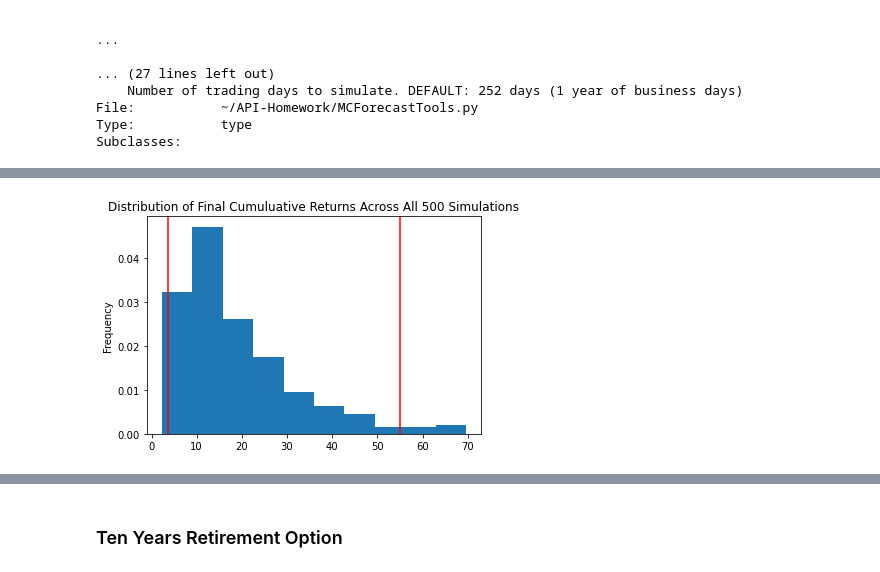
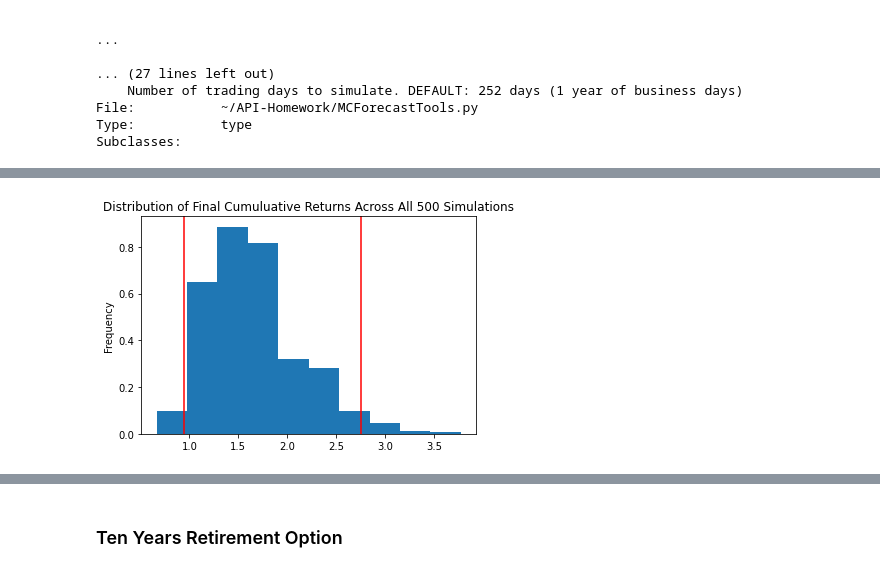
Before and after one commit to nbaronti/API-Homework, a Jupyter notebook: financial-planner.ipynb, the cells around one changed output, grey strips where cells are left out. Cells and saved outputs as stored; diff of their text form; code cells hidden in the pictures.

```diff
--- a/financial-planner.ipynb
+++ b/financial-planner.ipynb
@@ -206,7 +206,7 @@ tickers = ["AGG", "SPY"]
 # Set timeframe to '1D' for Alpaca API
 timeframe = "1D"
 
-# Get maximum daily historical data for SPY and AGG (1000 days)
+# Get maximum daily historical data for SPY and AGG (1000 days limited by API)
 historical_data_df = alpaca_api.get_barset(
     tickers,
     timeframe,
@@ -215,7 +215,8 @@ historical_data_df = alpaca_api.get_barset(
     limit=1000
 ).df
 
-# Display sample data
+# Clean n/a's and see sample data
+historical_data_df.dropna(inplace=True)
 historical_data_df.head()
 # %% [output]
 |  | AGG |  |  |  |  | SPY |  |  |  |  |
@@ -258,3 +375,11 @@ Subclasses:
+# %%
+# Configuring a Monte Carlo simulation to forecast 5 years cumulative returns
+MC_5yr_simulation = MCSimulation(
+    portfolio_data = historical_data_df,
+    weights = [.40,.60],
+    num_simulation = 500,
+    num_trading_days = 252*5
+)
 # %%
 # Printing the simulation input data
 MC_5yr_simulation.portfolio_data.head()
@@ -304,5 +434,5 @@ Running Monte Carlo simulation number 490.
 # %%
 # Plot probability distribution and confidence intervals
-MC_dist_plot = MC_5yr_simulation.plot_distribution()
+MC_5yr_dist_plot = MC_5yr_simulation.plot_distribution()
 # %% [output]
-[figure, old version]
+[figure, new version]
```
Also changed, not shown: parts of 47 cells of this notebook.
